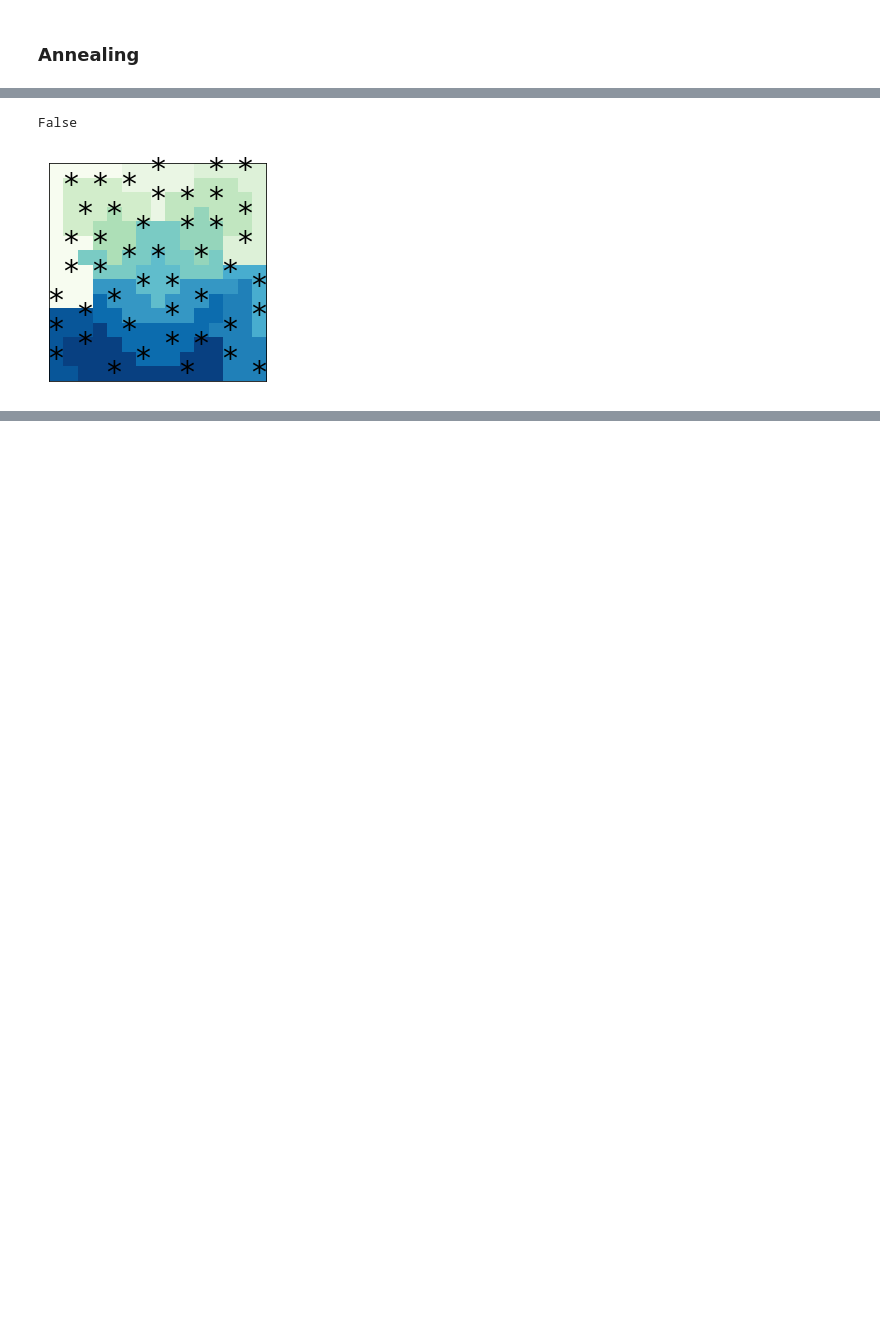
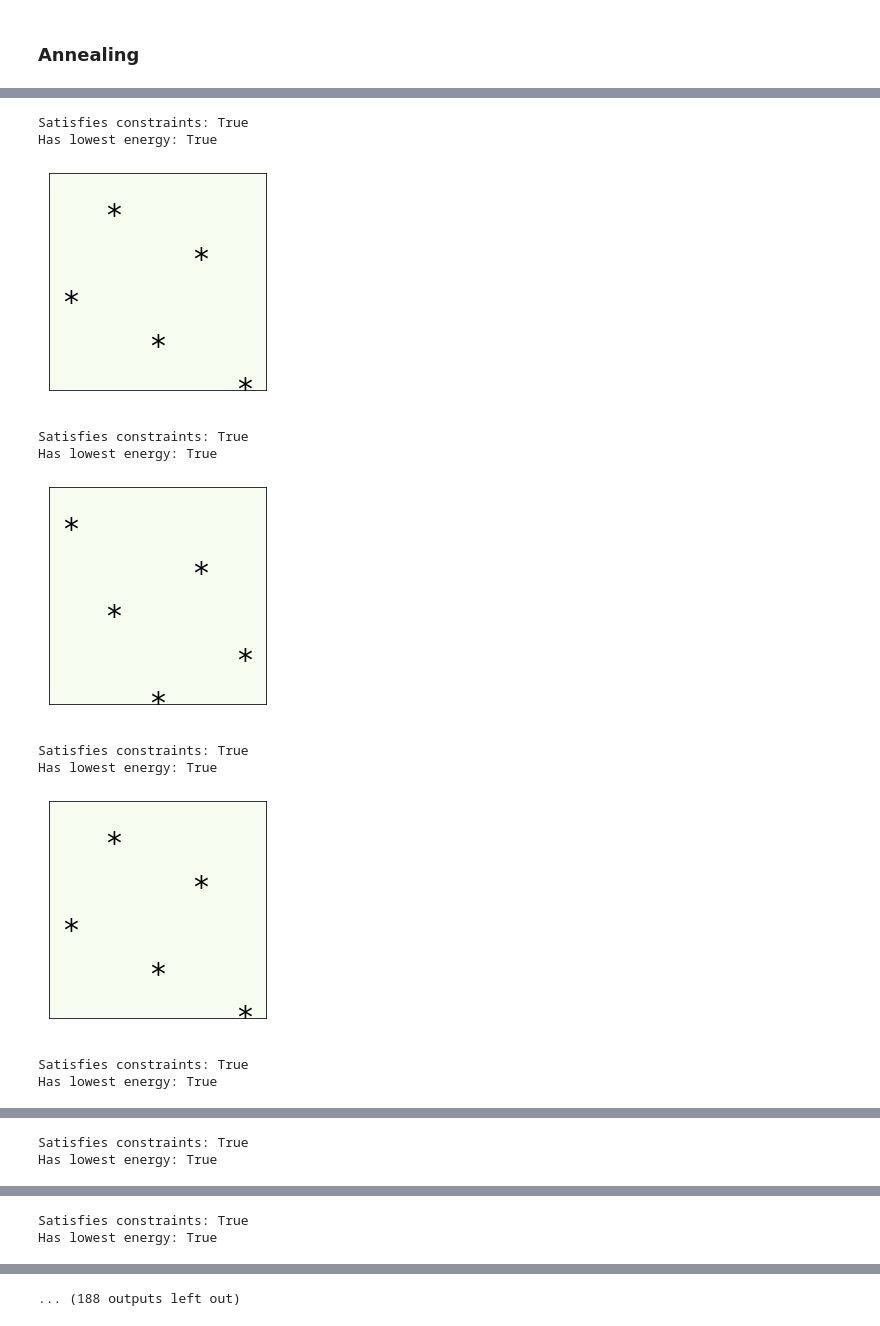
Before and after one commit to iQuHACK/2021_patoLogic, a Jupyter notebook: notebooks/generate_problem.ipynb, the cells around one changed output, grey strips where cells are left out. Saved outputs shown, nothing was run; the diff lists cells and outputs as text; code cells hidden in the pictures; blank space fills up the shorter version.

```diff
--- a/notebooks/generate_problem.ipynb
+++ b/notebooks/generate_problem.ipynb
@@ -81,8 +112,8 @@ def constraint_contiguous(N):
 # %%
 # Input data
 
-N = 15  # Grid size
-nstars = 3  # Number of stars
+N = 5  # Grid size
+nstars = 1  # Number of stars
 
 """
 grid = np.array([[0,1,1,1,1],
@@ -125,7 +156,7 @@ star = np.array([
     [0, 1, 0, 0, 0, 0, 0, 0, 1, 0],
 ])
 """
-
+"""
 a, b, c, d, e, f, g, h, i, j, k, l, m, n, o = range(15)
 grid = np.array([
     [a, a, a, a, a, b, b, b, b, b, c, c, c, c, c],
@@ -144,3 +175,4 @@ grid = np.array([
     [n, o, o, o, o, o, m, m, m, o, o, o, l, l, l],
     [n, n, o, o, o, o, o, o, o, o, o, o, l, l, l],
 ])
+"""
@@ -190,11 +259,11 @@ print(LEAPsampleset)
 
 def region_criterion(sample, region: list, nstars: int):
     '''Check if :sample: respects :region: criterion'''
-    region_sum = sum(sample[x(i, j)] for (i, j) in region)
+    region_sum = sum(sample[xs(i, j)] for (i, j) in region)
     return region_sum == nstars
 
 def proximity_criterion(sample):
-    star_positions = [ind(var) for var, value in sample.items() if value == 1]
+    star_positions = [inds(var) for var, value in sample.items() if value == 1]
     bad_distances = {(0, 1), (1, 0), (1, 1)}
     for (i, j), (i_, j_) in it.combinations(star_positions, 2):
         dist = di, dj = abs(i - i_), abs(j - j_)
@@ -221,27 +290,56 @@ def draw_puzzle(grid, star):
     for x in range(star.shape[0]):
         for y in range(star.shape[1]):
             if star[x,y] == 1:
-                ax.annotate("*", xy=(y, x), horizontalalignment='center', verticalalignment='center',size=30)
+                ax.annotate("*", xy=(y, x+0.5), horizontalalignment='center', verticalalignment='center',size=30)
     plt.xticks([])
     plt.yticks([])
     plt.show()
 
-def sample_to_plot(grid, sample):
-    star_positions = [ind(var) for var, value in sample.items() if value == 1]
+def star_solutions(sample):
+    star_positions = [inds(var) for var, value in sample.items() if value == 1]
     solution = np.zeros((N, N), dtype=int)
     for (i, j) in star_positions:
         solution[i, j] = 1
+    return star_positions, solution
+
+def grid_solutions(sample):
+    reg_colors = [ind(var) for var, value in sample.items() if value == 1]
+    solution = np.zeros((N, N), dtype=int)
+    for (i, j, c) in reg_colors:
+        solution[i, j] = c
+    return solution
+
+def sample_to_plot(sample_star, sample_reg=None):
+    if sample_reg is None:
+        grid = np.zeros((N, N), dtype=int)
+    else:
+        grid = grid_solutions(sample_reg)
+    _, solution = star_solutions(sample_star)
     draw_puzzle(grid, solution)
 # %%
-sampleset = LEAPsampleset
+# sampleset = LEAPsampleset
 sorted_records = sorted(sampleset.record, key=lambda r: r.energy)
 variables = sampleset.variables
 for record in sorted_records:
     sample = {x_ij: value for x_ij, value in zip(variables, record.sample)}
     energy = record.energy
     # if energy < -402:
-    print(confirm_solution(sample, regions, nstars))
-    sample_to_plot(grid, sample)
+    cond_1 = confirm_solution(sample, regions, nstars)
+    cond_2 = abs(energy-minimum_theo) < 1e-6
+    print('Satisfies constraints:', cond_1)
+    print('Has lowest energy:', cond_2)
+    sample_to_plot(sample)
+    if not cond_1 | cond_2:
+        break
 # %% [output]
-False
+Satisfies constraints: True
+Has lowest energy: True
-[figure, old version]
+[figure, new version]
+Satisfies constraints: True
+Has lowest energy: True
+[figure, added]
+Satisfies constraints: True
+Has lowest energy: True
+[figure, added]
+Satisfies constraints: True
+Has lowest energy: True
@@ -247,0 +347,2 @@ False
+Satisfies constraints: True
+Has lowest energy: True
@@ -247,0 +350,2 @@ False
+Satisfies constraints: True
+Has lowest energy: True
@@ -247,0 +353 @@ False
+... (188 outputs left out)
```
Also changed, not shown: parts of 12 cells of this notebook, 1 other file.
